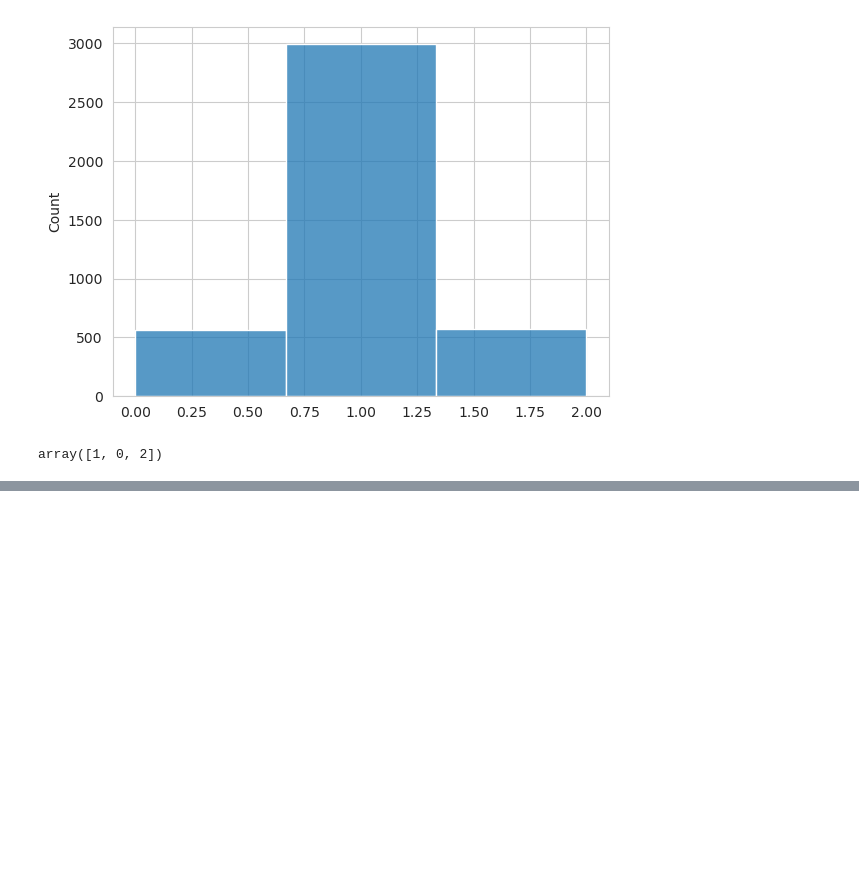
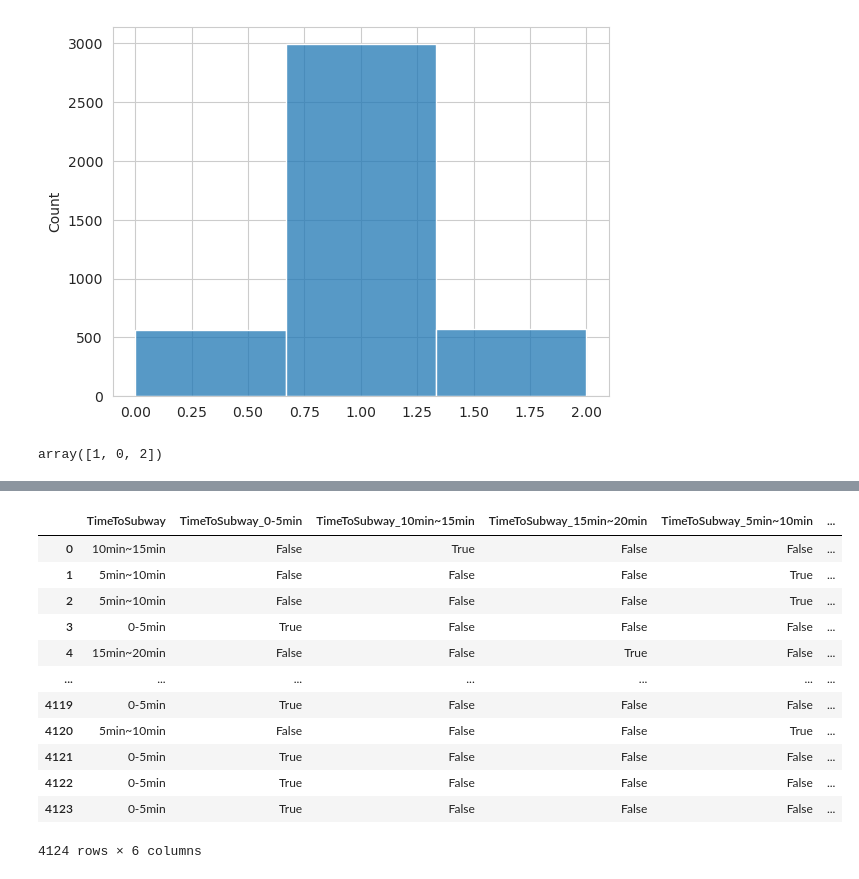
Before and after one commit to SNURTEL/24l-ssne, a Jupyter notebook: proj2/exploration.ipynb, the cells around one changed output, grey strips where cells are left out. Cells and saved outputs as stored; diff of their text form; code cells hidden in the pictures; blank space fills up the shorter version.

```diff
--- a/proj2/exploration.ipynb
+++ b/proj2/exploration.ipynb
@@ -78,0 +96,18 @@ plt.show()
+# %%
+aaa = df['TimeToSubway']
+
+pd.concat([aaa, pd.get_dummies(aaa, prefix='TimeToSubway')], axis=1)
+# %% [output]
+|  | TimeToSubway | TimeToSubway_0-5min | TimeToSubway_10min~15min | TimeToSubway_15min~20min | TimeToSubway_5min~10min | ... |
+| 0 | 10min~15min | False | True | False | False | ... |
+| 1 | 5min~10min | False | False | False | True | ... |
+| 2 | 5min~10min | False | False | False | True | ... |
+| 3 | 0-5min | True | False | False | False | ... |
+| 4 | 15min~20min | False | False | True | False | ... |
+| ... | ... | ... | ... | ... | ... | ... |
+| 4119 | 0-5min | True | False | False | False | ... |
+| 4120 | 5min~10min | False | False | False | True | ... |
+| 4121 | 0-5min | True | False | False | False | ... |
+| 4122 | 0-5min | True | False | False | False | ... |
+| 4123 | 0-5min | True | False | False | False | ... |
+4124 rows × 6 columns
```
Also changed, not shown: parts of 4 cells of this notebook, 2 other files.
